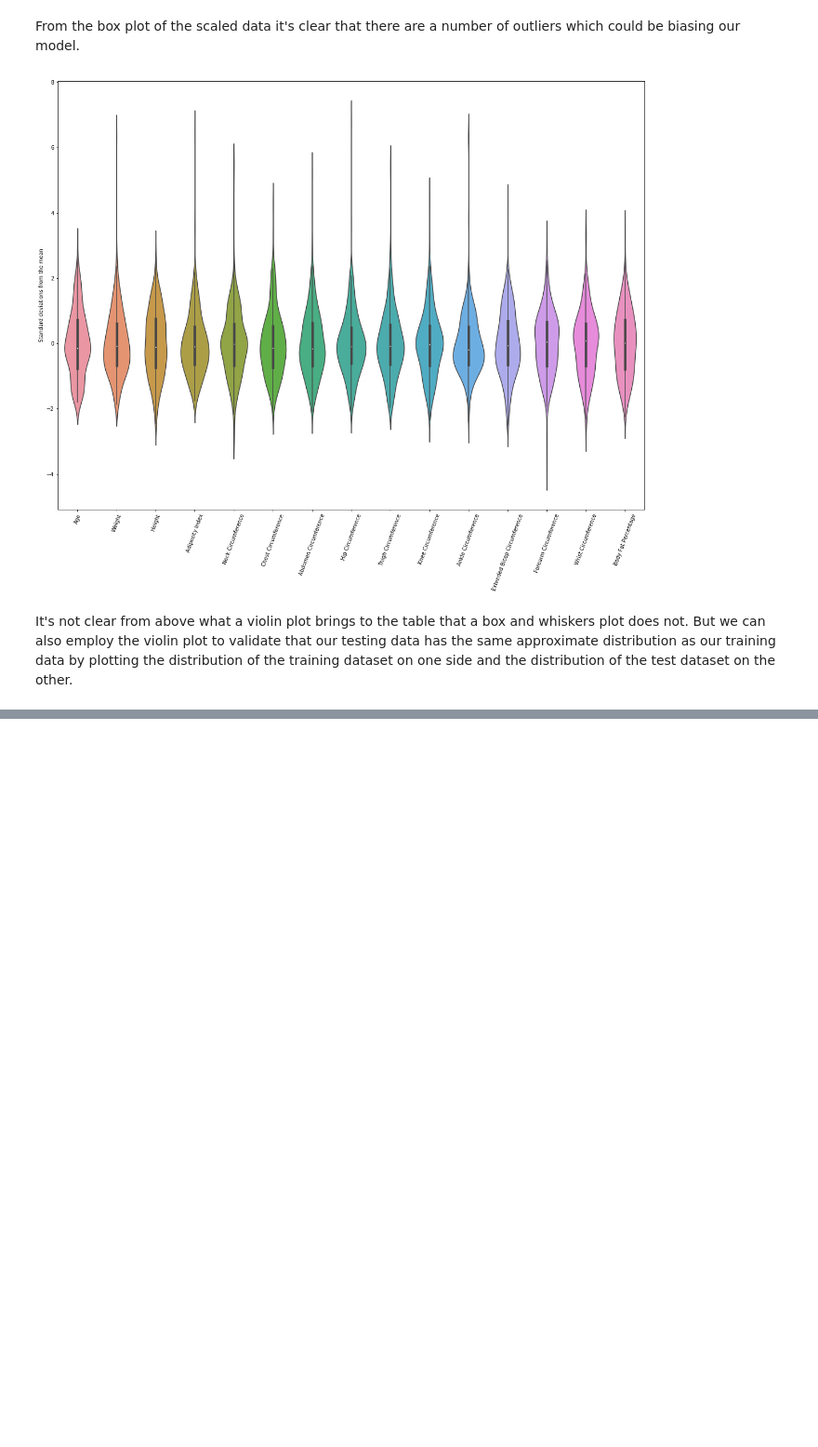
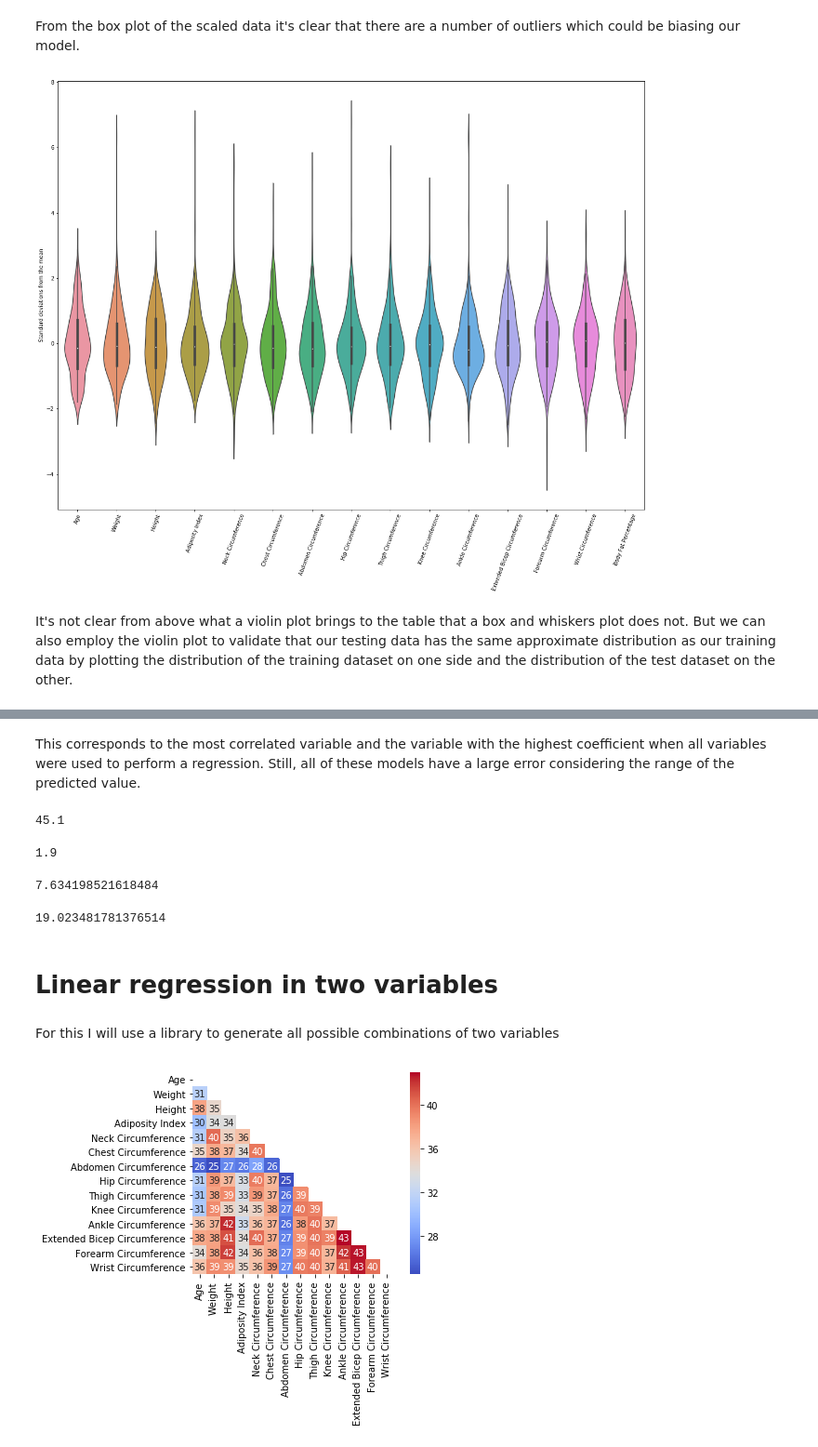
Before and after one commit to piovere/nucnotes, a Jupyter notebook: ne579/Homework/hw03/NE579 Homework 03.ipynb, the cells around one changed output, grey strips where cells are left out. Shown at 93% size. Drawn from its saved outputs; the diff is of its cells as text; code cells hidden in the pictures; blank space fills up the shorter version.

Commit message:
started combination regressions for hw3

```diff
--- a/ne579/Homework/hw03/NE579 Homework 03.ipynb
+++ b/ne579/Homework/hw03/NE579 Homework 03.ipynb
@@ -260,0 +276,2 @@ It's not clear from above what a violin plot brings to the table that a box and
+# %%
+data_train_xs, training_means, training_stds = zscore1(data_train_x[:,:-1])
@@ -260,0 +297,4 @@ It's not clear from above what a violin plot brings to the table that a box and
+# %%
+for l, c in zip(column_names[:-1], scaled_coefficients[:-1]):
+    print(f'{l} coefficient:\t\t{c}')
+print(f'Intercept:\t\t{scaled_coefficients[-1]}')
@@ -260,0 +349,17 @@ It's not clear from above what a violin plot brings to the table that a box and
+# %%
+def one_pad(x):
+    """Adds a column of one to a 2d matrix of data
+
+    Parameters
+    ----------
+    x : numpy.ndarray
+        2d array of data
+
+    Returns
+    -------
+    numpy.ndarray
+        x with intercept column added for regression
+    """
+    one_col = np.ones_like(x[:,0]).reshape((-1, 1))
+
+    return np.hstack((x, one_col))
@@ -260,0 +468,22 @@ It's not clear from above what a violin plot brings to the table that a box and
+# %% [markdown]
+This corresponds to the most correlated variable and the variable with the highest coefficient when all variables were used to perform a regression. Still, all of these models have a large error considering the range of the predicted value.
+# %%
+np.max(data[:,-1])
+# %% [output]
+45.1
+# %%
+np.min(data[:,-1])
+# %% [output]
+1.9
+# %%
+np.std(data[:,-1])
+# %% [output]
+7.634198521618484
+# %%
+np.mean(data[:,-1])
+# %% [output]
+19.023481781376514
+# %% [markdown]
+# Linear regression in two variables
+# %% [markdown]
+For this I will use a library to generate all possible combinations of two variables
@@ -260,0 +492,23 @@ It's not clear from above what a violin plot brings to the table that a box and
+# %%
+two_column_combinations = combinations([_ for _ in range(data.shape[1]-1)], 2)
+two_input_performance = [model(c, data_train_x[:,:-1],
+                               data_train_y, data_test[:,:-1],
+                               data_test[:,-1]) for c in two_column_combinations]
+two_model_performance_grid = np.zeros((14, 14))
+mask = np.zeros((14, 14))
+mask[np.triu_indices_from(mask)] = True
+two_column_combinations = combinations([_ for _ in range(data.shape[1]-1)], 2)
+for c in two_column_combinations:
+    two_model_performance_grid[c[1], c[0]] = model(c, data_train_x[:,:-1],
+                                             data_train_y, data_test[:,:-1],
+                                             data_test[:,-1])
+# %%
+f = plt.figure()
+sns.heatmap(two_model_performance_grid, square=True, annot=True,
+            xticklabels=column_names[:-1], yticklabels=column_names[:-1],
+            mask=mask, cmap='coolwarm',
+            vmin=np.min(two_input_performance),
+            vmax=np.max(two_input_performance))
+plt.show()
+# %% [output]
+[figure, added]
```
Also changed, not shown: parts of 30 cells of this notebook.
